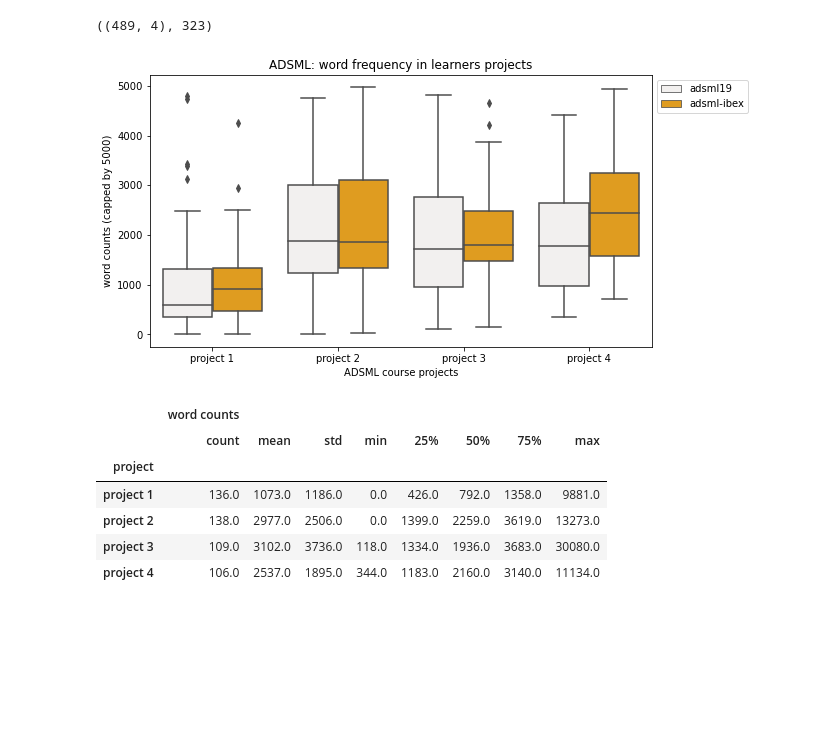
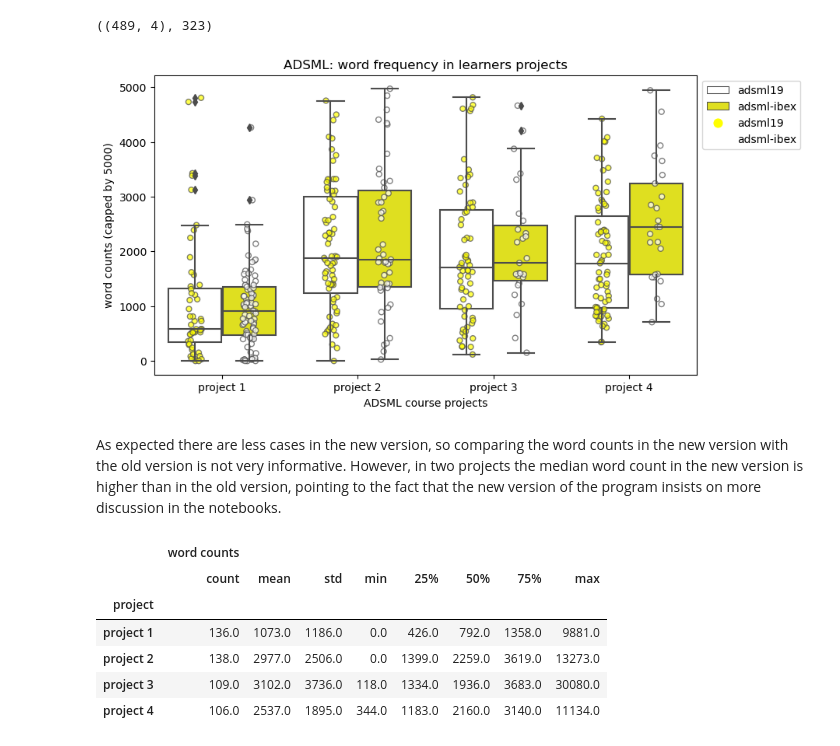
Before and after one commit to AmirKhalilzadeh/GHAction_repo, a Jupyter notebook: repo_analysis.ipynb, the cells around one changed output. Saved outputs shown, nothing was run; the diff lists cells and outputs as text; code cells hidden in the pictures; blank space fills up the shorter version.

Commit message:
changes made to the graph

```diff
--- a/repo_analysis.ipynb
+++ b/repo_analysis.ipynb
@@ -263,14 +279,38 @@ df1.loc[df1.repo.str.contains('3639')]
 df1.shape, df1.repo.nunique()
 # %% [output]
 ((489, 4), 323)
-# %%
-fig, ax = plt.subplots(figsize=(9,5))
-
-sns.boxplot(x='project', y="word counts", hue = 'version', data=df1[df1['word counts']<5000].sort_values('project'), color ='orange', ax=ax)
-plt.title('ADSML: word frequency in learners projects')
-plt.xlabel('ADSML course projects')
-plt.ylabel('word counts (capped by 5000)')
-plt.legend(bbox_to_anchor=(1,1));
-# %% [output]
-[figure, removed]
+# %%
+fig, ax = plt.subplots(figsize=(9, 5))
+
+sns.boxplot(
+    x="project",
+    y="word counts",
+    hue="version",
+    data=df1[df1["word counts"] < 5000].sort_values("project"),
+    palette=["white", "yellow"],
+    ax=ax,
+)
+
+sns.stripplot(
+    x="project",
+    y="word counts",
+    data=df1[df1["word counts"] < 5000].sort_values("project"),
+    hue="version",
+    palette=["yellow", "white"],
+    dodge=True,
+    linewidth=1,  # need edge color to see the dots
+    zorder=1,  # keep the median visible
+    alpha=0.7,
+    ax=ax,
+)
+
+plt.title("ADSML: word frequency in learners projects")
+plt.xlabel("ADSML course projects")
+plt.ylabel("word counts (capped by 5000)")
+plt.legend(bbox_to_anchor=(1, 1))
+plt.show()
+# %% [output]
+[figure, added]
+# %% [markdown]
+As expected there are less cases in the new version, so comparing the word counts in the new version with the old version is not very informative. However, in two projects the median word count in the new version is higher than in the old version, pointing to the fact that the new version of the program insists on more discussion in the notebooks.
 # %%
```
Also changed, not shown: parts of 21 cells of this notebook.
